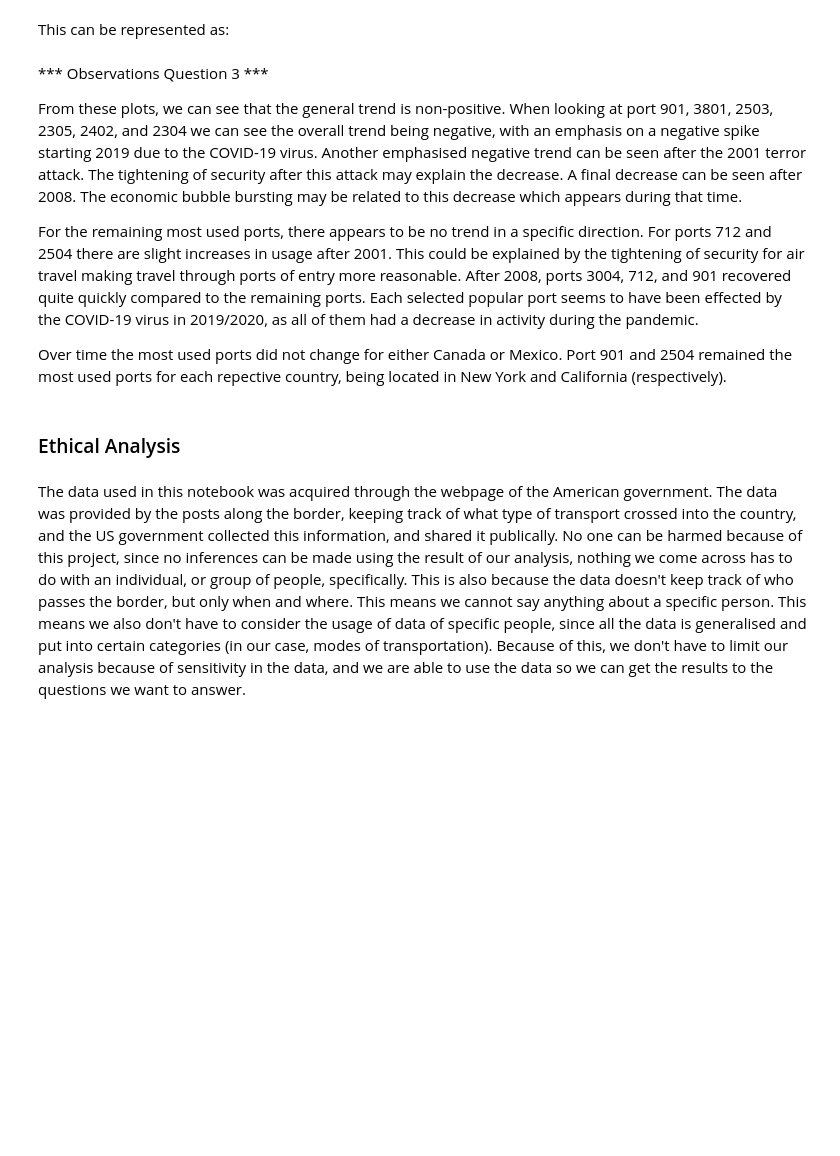
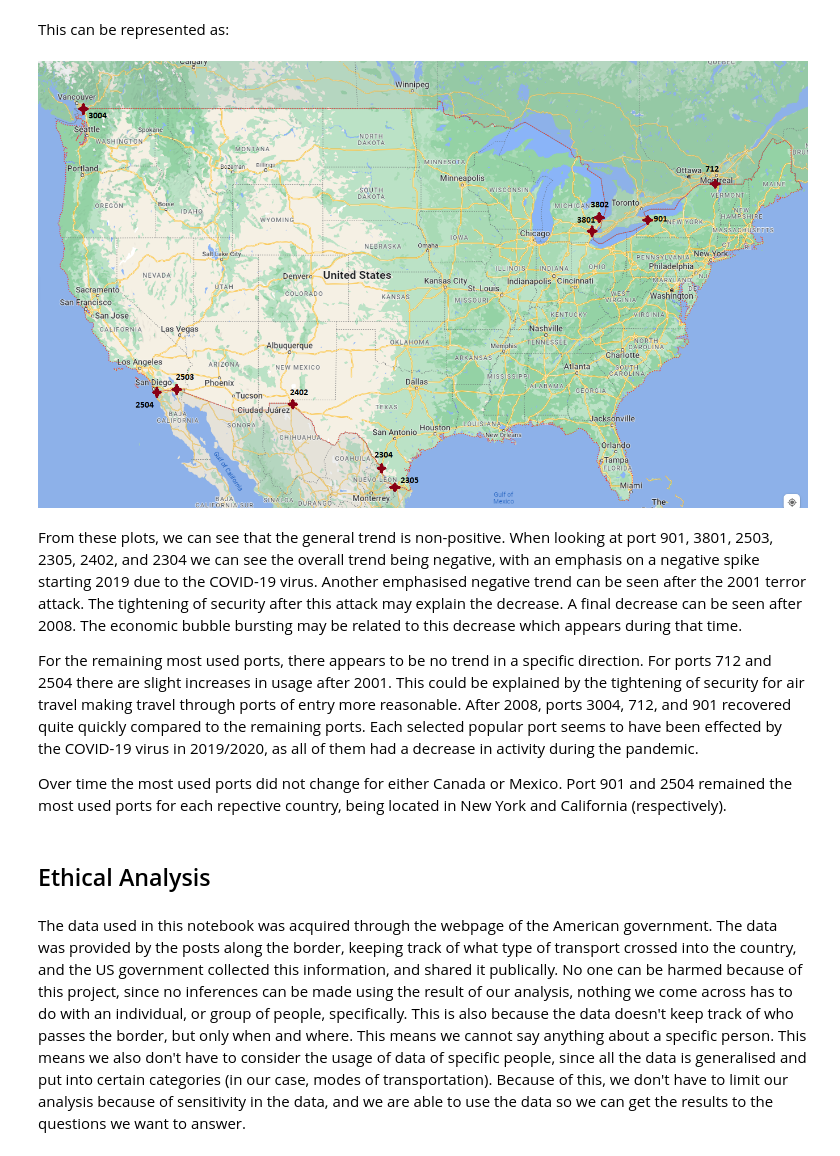
Before and after one commit to Roman20022002/Data-Analysis, a Jupyter notebook: DataMadness.ipynb, the cells around one changed output. Cells and saved outputs as stored; diff of their text form; code cells hidden in the pictures; blank space fills up the shorter version.

```diff
--- a/DataMadness.ipynb
+++ b/DataMadness.ipynb
@@ -560,12 +558,15 @@ from IPython.display import Image
+# %%
+from IPython.display import Image
+Image('mappoints.png')
+# %% [output]
+[figure, added]
 # %% [markdown]
-*** Observations Question 3 ***
-
 From these plots, we can see that the general trend is non-positive. When looking at port 901, 3801, 2503, 2305, 2402, and 2304 we can see the overall trend being negative, with an emphasis on a negative spike starting 2019 due to the COVID-19 virus. Another emphasised negative trend can be seen after the 2001 terror attack. The tightening of security after this attack may explain the decrease. A final decrease can be seen after 2008. The economic bubble bursting may be related to this decrease which appears during that time.
 
 For the remaining most used ports, there appears to be no trend in a specific direction. For ports 712 and 2504 there are slight increases in usage after 2001. This could be explained by the tightening of security for air travel making travel through ports of entry more reasonable. After 2008, ports 3004, 712, and 901 recovered quite quickly compared to the remaining ports. Each selected popular port seems to have been effected by the COVID-19 virus in 2019/2020, as all of them had a decrease in activity during the pandemic.
 
 Over time the most used ports did not change for either Canada or Mexico. Port 901 and 2504 remained the most used ports for each repective country, being located in New York and California (respectively).
 # %% [markdown]
-### Ethical Analysis
+## Ethical Analysis
 # %% [markdown]
 The data used in this notebook was acquired through the webpage of the American government. The data was provided by the posts along the border, keeping track of what type of transport crossed into the country, and the US government collected this information, and shared it publically. No one can be harmed because of this project, since no inferences can be made using the result of our analysis, nothing we come across has to do with an individual, or group of people, specifically. This is also because the data doesn't keep track of who passes the border, but only when and where. This means we cannot say anything about a specific person. This means we also don't have to consider the usage of data of specific people, since all the data is generalised and put into certain categories (in our case, modes of transportation). Because of this, we don't have to limit our analysis because of sensitivity in the data, and we are able to use the data so we can get the results to the questions we want to answer.
```
Also changed, not shown: parts of 14 cells of this notebook.
